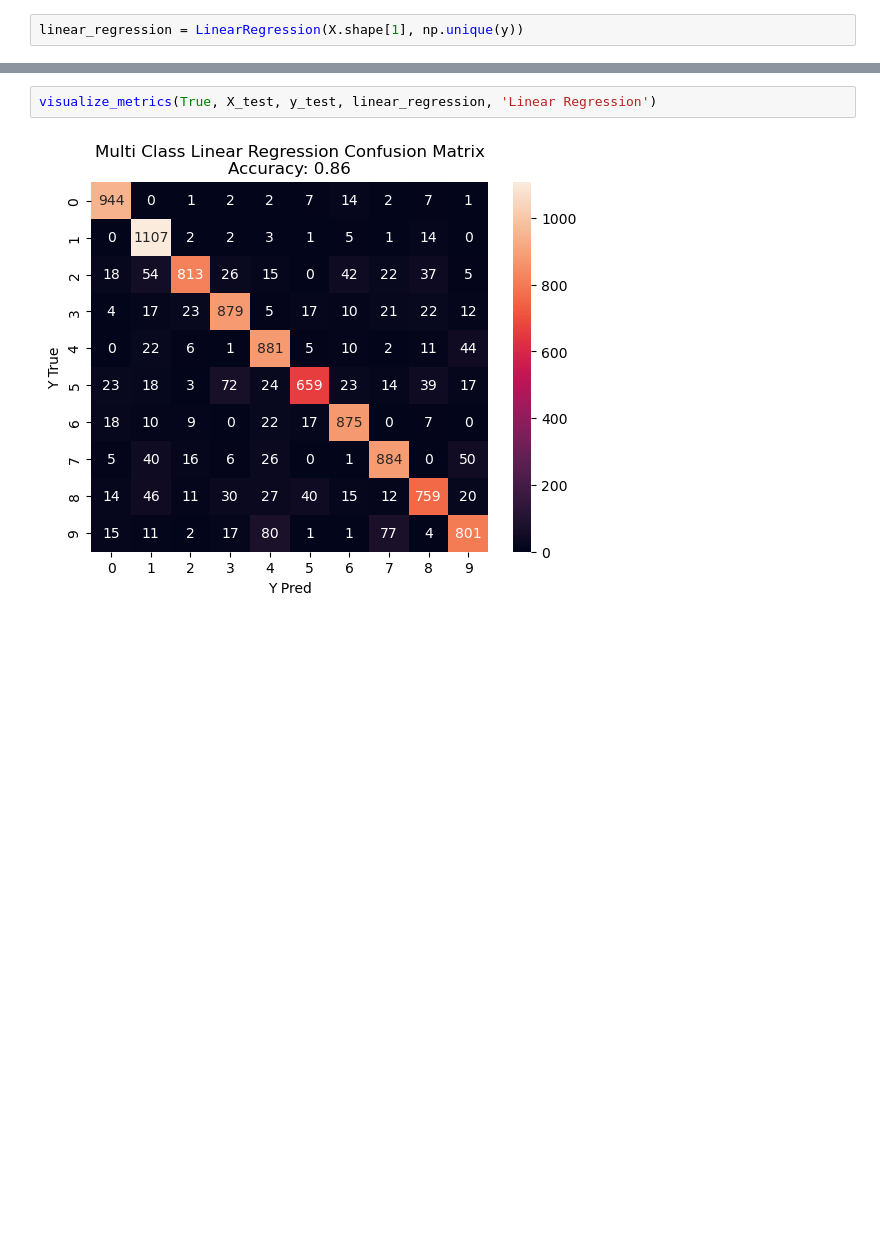
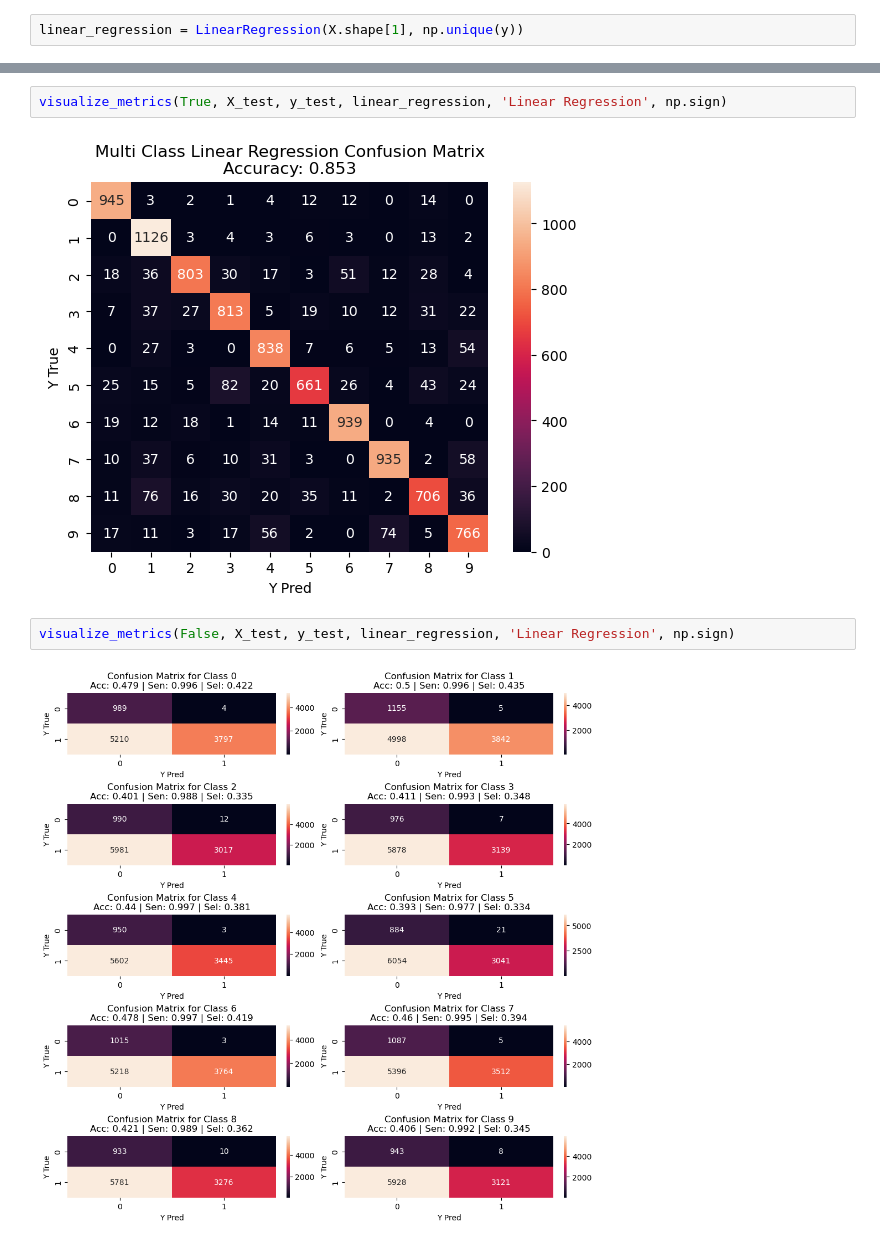
Before and after one commit to lazarovziv/intro-to-machine-learning, a Jupyter notebook: maman12/maman12.ipynb, the cells around one changed output, grey strips where cells are left out. Drawn from its saved outputs; the diff is of its cells as text; blank space fills up the shorter version.

```diff
--- a/maman12/maman12.ipynb
+++ b/maman12/maman12.ipynb
@@ -263,5 +299,9 @@ Wall time: 2.52 s
 # %%
-visualize_metrics(True, X_test, y_test, linear_regression, 'Linear Regression')
+visualize_metrics(True, X_test, y_test, linear_regression, 'Linear Regression', np.sign)
 # %% [output]
-[figure, old version]
+[figure, new version]
+# %%
+visualize_metrics(False, X_test, y_test, linear_regression, 'Linear Regression', np.sign)
+# %% [output]
+[figure, added]
 # %%
```
Also changed, not shown: parts of 15 cells of this notebook, 4 other files.
